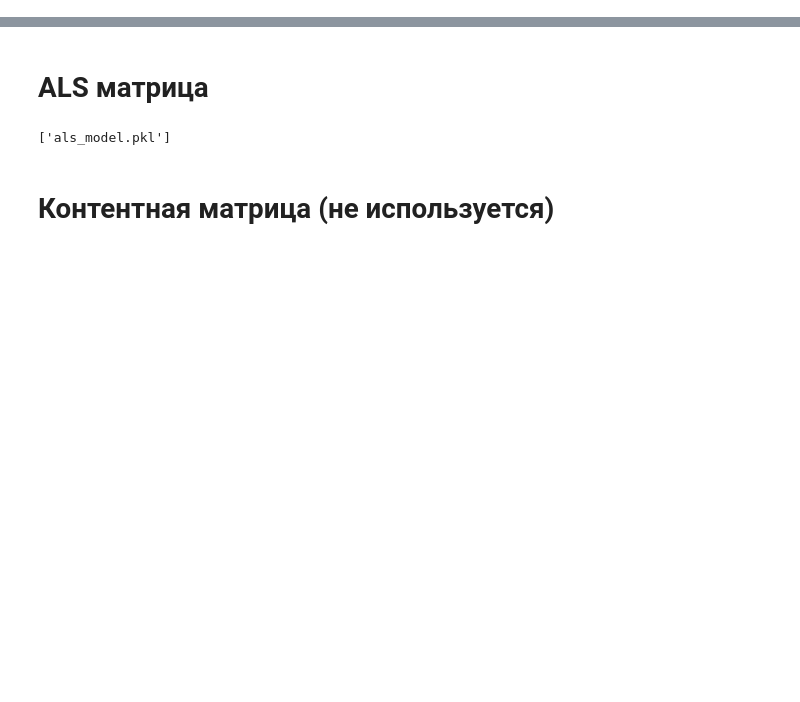
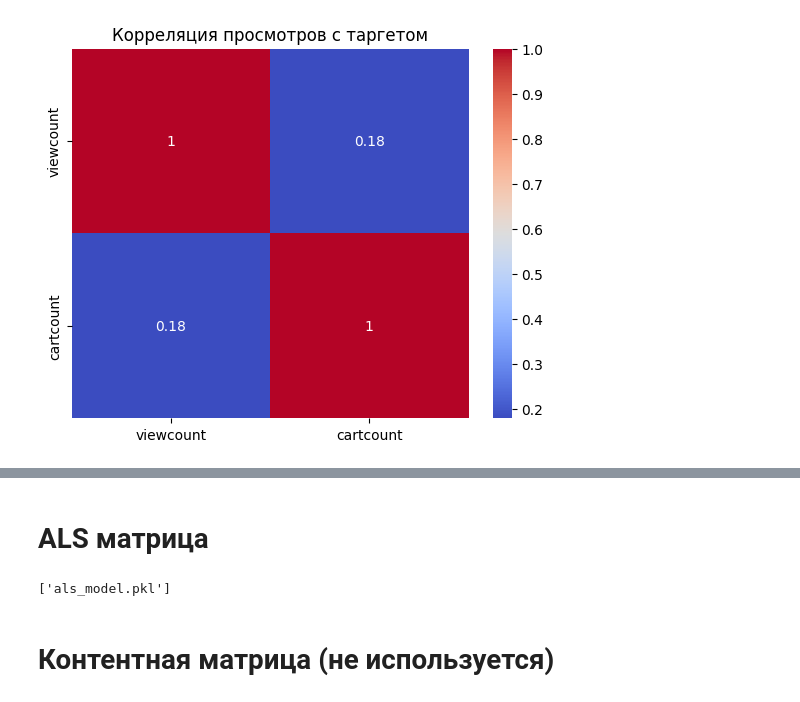
Before and after one commit to tim-gur/mle-final, a Jupyter notebook: model_exp.ipynb, the cells around one changed output, grey strips where cells are left out. Cells and saved outputs as stored; diff of their text form; code cells hidden in the pictures; blank space fills up the shorter version.

```diff
--- a/model_exp.ipynb
+++ b/model_exp.ipynb
@@ -0,0 +115,22 @@
+# %%
+#корреляция просмотров с таргетом
+
+import seaborn as sns
+import matplotlib.pyplot as plt
+
+viewcount = events[events['event'] == 'view']
+viewcount = viewcount.groupby('visitorid')['itemid'].value_counts().reset_index(name='viewcount')
+
+cartcount = events[events['event'] == 'addtocart']
+cartcount = cartcount.groupby('visitorid')['itemid'].value_counts().reset_index(name='cartcount')
+
+oor = pd.merge(viewcount, cartcount[['visitorid', 'itemid', 'cartcount']], how='left', on=['visitorid', 'itemid'])
+oor[['viewcount', 'cartcount']] = oor[['viewcount', 'cartcount']].fillna(0)
+correlation = oor['viewcount'].corr(oor['cartcount'], method='spearman')
+
+fig3, ax = plt.subplots()
+ax.set_title('Корреляция просмотров с таргетом')
+sns.heatmap(oor[['viewcount', 'cartcount']].corr(method='spearman'), annot=True, cmap='coolwarm')
+plt.show()
+# %% [output]
+[figure, added]
```
Also changed, not shown: parts of 21 cells of this notebook, 9 other files.
